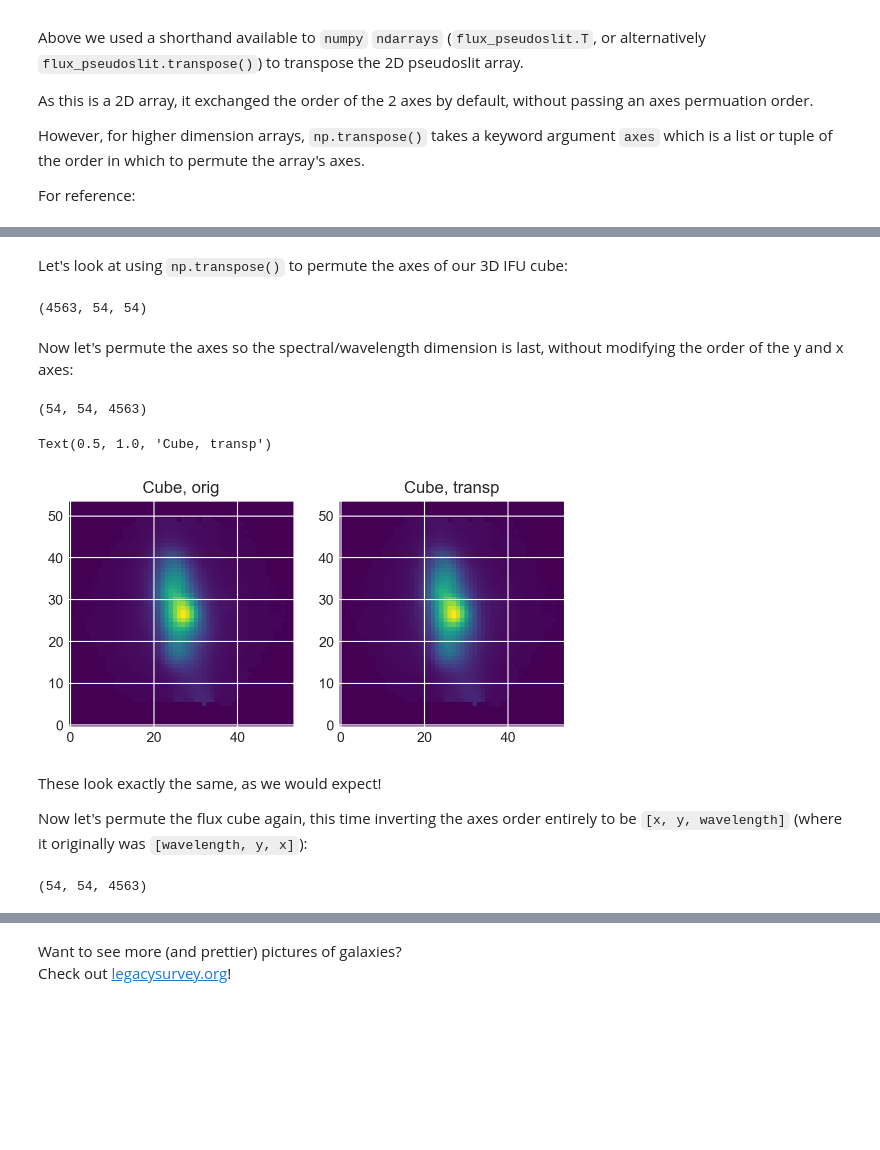
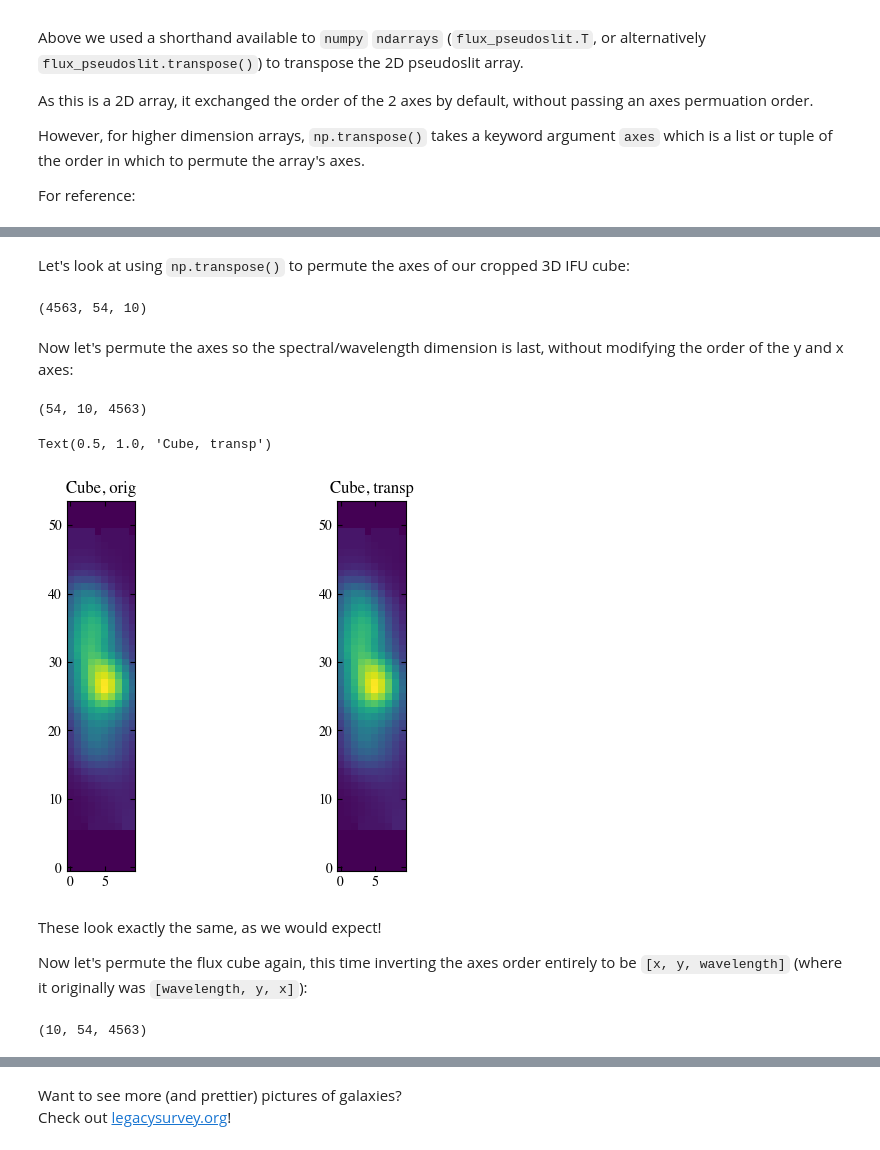
Before and after one commit to astropgh/python-boot-camp-2024, a Jupyter notebook: notebooks/03-NumpyBasics/solutions/solutions_numpy-basics-2.ipynb, the cells around one changed output, grey strips where cells are left out. Drawn from its saved outputs; the diff is of its cells as text; code cells hidden in the pictures; blank space fills up the shorter version.

```diff
--- a/notebooks/03-NumpyBasics/solutions/solutions_numpy-basics-2.ipynb
+++ b/notebooks/03-NumpyBasics/solutions/solutions_numpy-basics-2.ipynb
@@ -404,11 +410,10 @@ We will define a "pseudoslit" that is 10 pixels wide, centered at the middle of
 # %%
 npix = 10
 slice_l = 22
-slice_u = 32
 
 # Crop the cube to include only the x pixels within this pseudoslit:
 # Reminder: axes order [wavelength, y, x]
-cube_crop = flux_cube[:, :, slice_l:slice_u]   # COMPLETE THIS LINE OF CODE
+cube_crop = flux_cube[:, :, slice_l:slice_l+npix]   # COMPLETE THIS LINE OF CODE
 
 print("Cropped cube shape:", cube_crop.shape)
 # %% [output]
@@ -496,33 +504,33 @@ File:      /opt/miniconda3/envs/bc24/lib/python3.11/site-packages/numpy/core/fro
 Type:      function
 # %% [markdown]
-Let's look at using `np.transpose()` to permute the axes of our 3D IFU cube:
+Let's look at using `np.transpose()` to permute the axes of our cropped 3D IFU cube:
 # %%
-# Original cube shape:
-flux_cube.shape
+# Cropped cube shape:
+cube_crop.shape
 
 # Reminder: axes order [wavelength, y, x]
 # %% [output]
-(4563, 54, 54)
+(4563, 54, 10)
 # %% [markdown]
 Now let's permute the axes so the spectral/wavelength dimension is last, without modifying the order of the y and x axes:
 # %%
-flux_cube_transp = np.transpose(flux_cube, axes=[1,2,0]) # COMPLETE THIS LINE OF CODE
+cube_crop_transp = np.transpose(cube_crop, axes=[1,2,0]) # COMPLETE THIS LINE OF CODE
 # %%
-flux_cube_transp.shape
+cube_crop_transp.shape
 # %% [output]
-(54, 54, 4563)
+(54, 10, 4563)
 # %%
 ha_inds = [2711, 2715]
 
 f, axes = plt.subplots(1, 2)
 
-axes[0].imshow(np.sum(flux_cube[ha_inds[0]:ha_inds[1], :, :],axis=0), origin='lower') # COMPLETE THIS LINE OF CODE
+axes[0].imshow(np.sum(cube_crop[ha_inds[0]:ha_inds[1]+1, :, :],axis=0), origin='lower') # COMPLETE THIS LINE OF CODE
 axes[0].set_title('Cube, orig')
-axes[1].imshow(np.sum(flux_cube_transp[:, :, ha_inds[0]:ha_inds[1]], axis=2), origin='lower') # COMPLETE THIS LINE OF CODE
+axes[1].imshow(np.sum(cube_crop_transp[:, :, ha_inds[0]:ha_inds[1]+1], axis=2), origin='lower') # COMPLETE THIS LINE OF CODE
 axes[1].set_title('Cube, transp')
 # %% [output]
 Text(0.5, 1.0, 'Cube, transp')
-[figure, old version]
+[figure, new version]
 # %% [markdown]
 These look exactly the same, as we would expect!
 
@@ -532,4 +540,4 @@ flux_cube_transp2 = np.transpose(flux_cube, axes=[2, 1, 0]) # COMPLETE THIS LINE
 # %%
-flux_cube_transp2.shape
+cube_crop_transp2.shape
 # %% [output]
-(54, 54, 4563)
+(10, 54, 4563)
```
Also changed, not shown: parts of 21 cells of this notebook, 5 other files.
